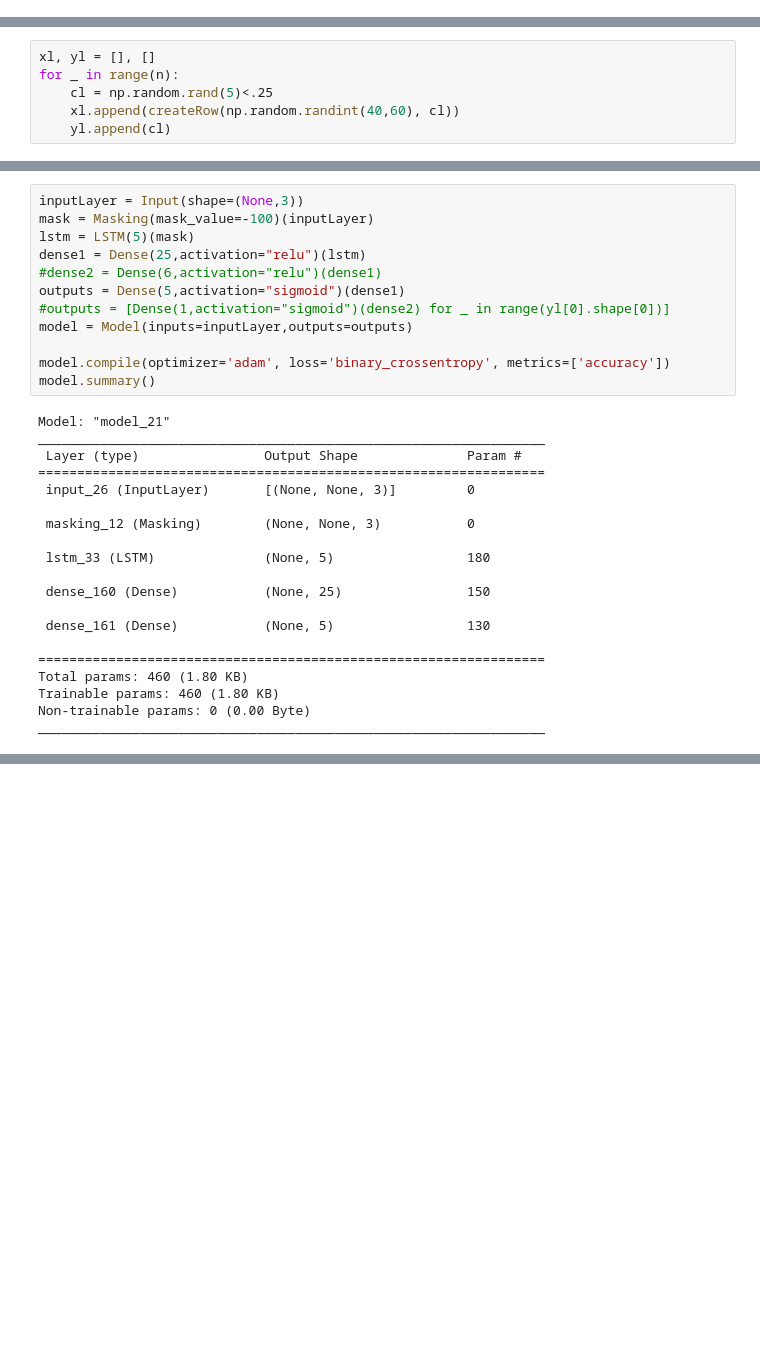
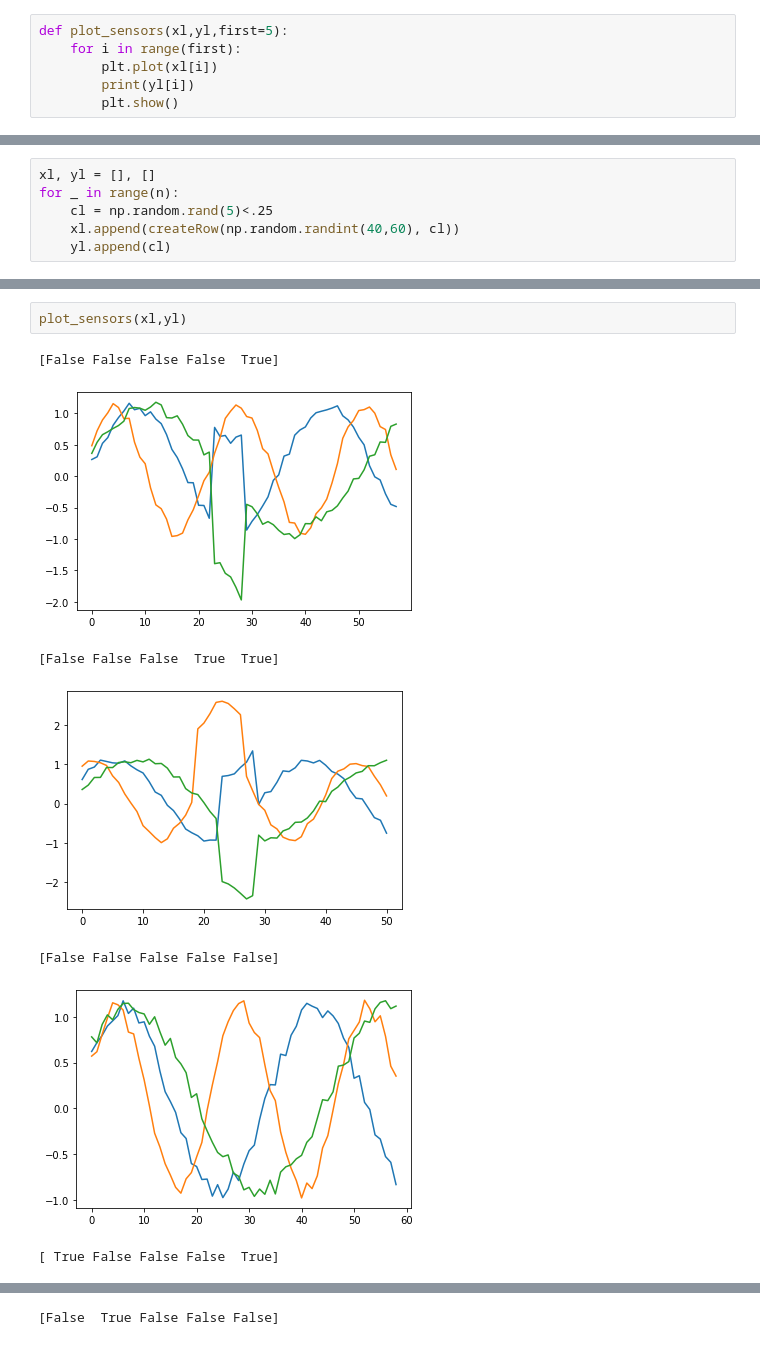
Before and after one commit to lucapl/Candy-Learning, a Jupyter notebook: ProjectData.ipynb, the cells around one changed output, grey strips where cells are left out. Drawn from its saved outputs; the diff is of its cells as text; blank space fills up the shorter version.

```diff
--- a/ProjectData.ipynb
+++ b/ProjectData.ipynb
@@ -0,0 +41,6 @@
+# %%
+def plot_sensors(xl,yl,first=5):
+	for i in range(first):
+		plt.plot(xl[i])
+		print(yl[i])
+		plt.show()
@@ -74,32 +89,10 @@ for i in range(5):
-# %%
-inputLayer = Input(shape=(None,3))
-mask = Masking(mask_value=-100)(inputLayer)
-lstm = LSTM(5)(mask)
-dense1 = Dense(25,activation="relu")(lstm)
-#dense2 = Dense(6,activation="relu")(dense1)
-outputs = Dense(5,activation="sigmoid")(dense1)
-#outputs = [Dense(1,activation="sigmoid")(dense2) for _ in range(yl[0].shape[0])]
-model = Model(inputs=inputLayer,outputs=outputs)
-
-model.compile(optimizer='adam', loss='binary_crossentropy', metrics=['accuracy'])
-model.summary()
-# %% [output]
-Model: "model_21"
-_________________________________________________________________
- Layer (type)                Output Shape              Param #
-=================================================================
- input_26 (InputLayer)       [(None, None, 3)]         0
-
- masking_12 (Masking)        (None, None, 3)           0
-
- lstm_33 (LSTM)              (None, 5)                 180
-
- dense_160 (Dense)           (None, 25)                150
-
- dense_161 (Dense)           (None, 5)                 130
-
-=================================================================
-Total params: 460 (1.80 KB)
-Trainable params: 460 (1.80 KB)
-Non-trainable params: 0 (0.00 Byte)
-_________________________________________________________________
+# %%
+plot_sensors(xl,yl)
+# %% [output]
+[False False False False  True]
+[figure, added]
+[False False False  True  True]
+[figure, added]
+[False False False False False]
+[figure, added]
+[ True False False False  True]
@@ -105,0 +100 @@ _________________________________________________________________
+[False  True False False False]
```
Also changed, not shown: parts of 26 cells of this notebook.
